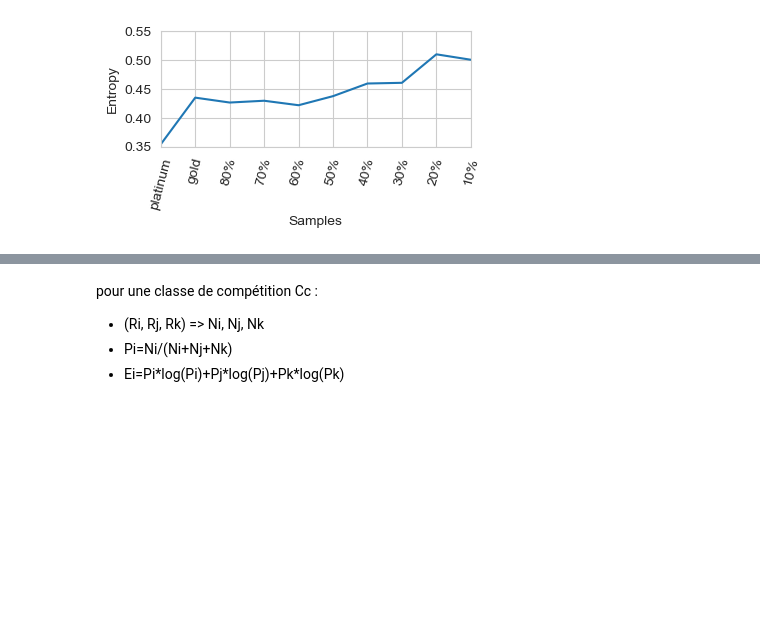
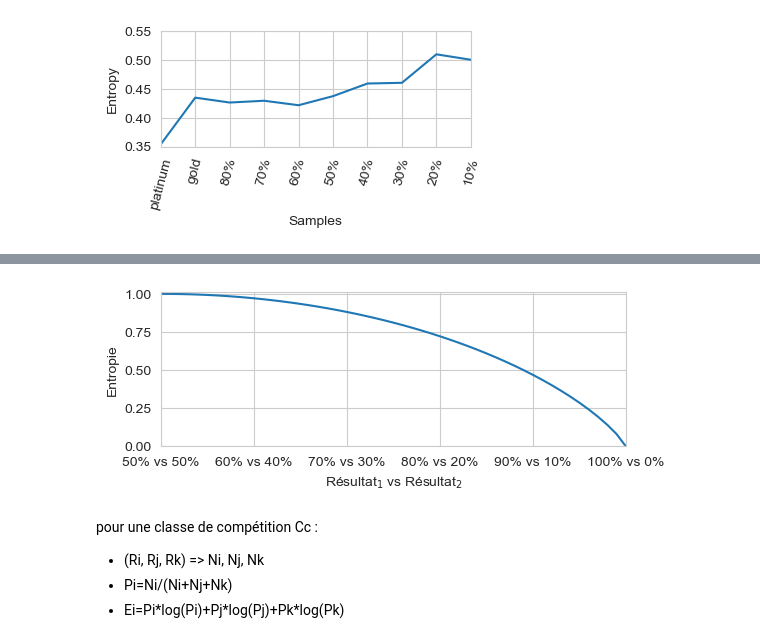
Before and after one commit to gboye/SWIM, a Jupyter notebook: ParadigmGeneration/Vlexique2/WordStructure-EntropyCalculation.ipynb, the cells around one changed output, grey strips where cells are left out. Saved outputs shown, nothing was run; the diff lists cells and outputs as text; code cells hidden in the pictures; blank space fills up the shorter version.

```diff
--- a/ParadigmGeneration/Vlexique2/WordStructure-EntropyCalculation.ipynb
+++ b/ParadigmGeneration/Vlexique2/WordStructure-EntropyCalculation.ipynb
@@ -513,4 +514,17 @@ plt.savefig(repFiles+"Article/Entropy-2Outcomes.png",dpi=300,bbox_inches="tight"
 [figure]
+# %%
+uncertainty={}
+for i in reversed(range(51)):
+    uncertainty["%d%% vs %d%%"%(100-i,i)]=entropy([100-i,i],base=2)
+# uncertainty
+ax=pd.Series(uncertainty).plot(figsize=(6,2))
+ax.set_ylim(0,1.01)
+ax.set_xlim(0,50)
+ax.set_xlabel(u'Résultat$_1$ vs Résultat$_2$')
+ax.set_ylabel('Entropie')
+plt.savefig(repFiles+"Article/Entropie-2Resultats.png",dpi=300,bbox_inches="tight")
+# %% [output]
+[figure, added]
 # %% [markdown]
 pour une classe de compétition Cc :
 - (Ri, Rj, Rk) => Ni, Nj, Nk
```
Also changed, not shown: parts of 1 cell of this notebook, 8 other files.
